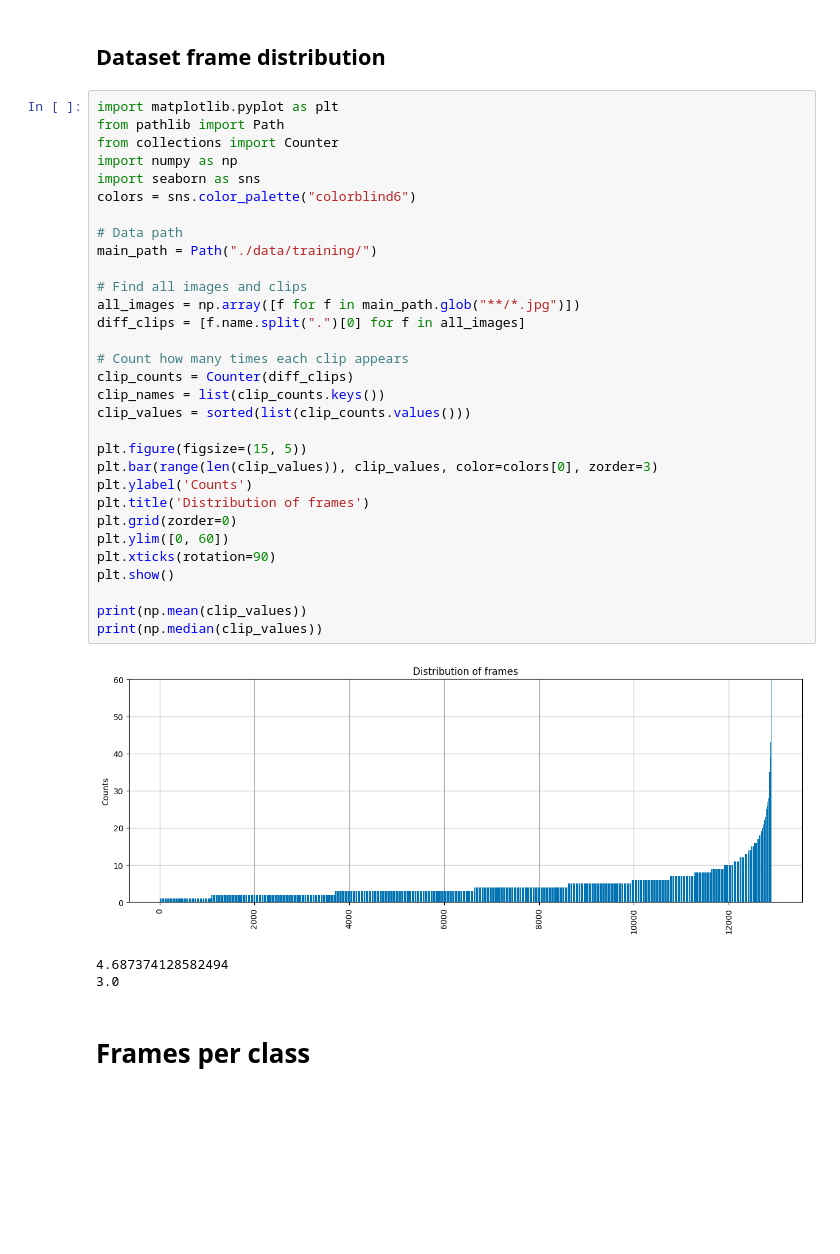
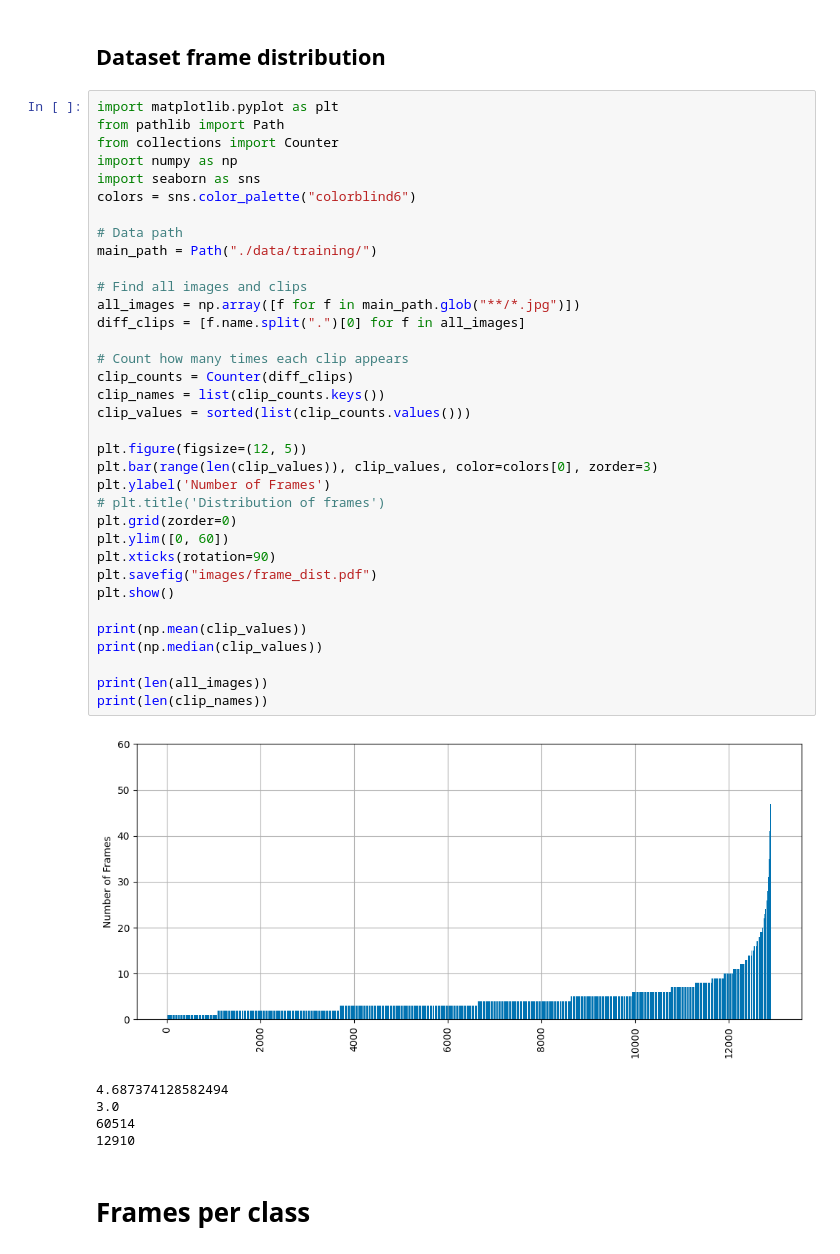
Before and after one commit to ilmari99/mvidia-mg-recognition, a Jupyter notebook: Joona/analysis.ipynb, the cells around one changed output. Cells and saved outputs as stored; diff of their text form; blank space fills up the shorter version.

```diff
--- a/Joona/analysis.ipynb
+++ b/Joona/analysis.ipynb
@@ -3,38 +3,44 @@
 # %%
 import matplotlib.pyplot as plt
 from pathlib import Path
 from collections import Counter
 import numpy as np
 import seaborn as sns
 colors = sns.color_palette("colorblind6")
 
 # Data path
 main_path = Path("./data/training/")
 
 # Find all images and clips
 all_images = np.array([f for f in main_path.glob("**/*.jpg")])
 diff_clips = [f.name.split(".")[0] for f in all_images]
 
 # Count how many times each clip appears
 clip_counts = Counter(diff_clips)
 clip_names = list(clip_counts.keys())
 clip_values = sorted(list(clip_counts.values()))
 
-plt.figure(figsize=(15, 5))
+plt.figure(figsize=(12, 5))
 plt.bar(range(len(clip_values)), clip_values, color=colors[0], zorder=3)
-plt.ylabel('Counts')
-plt.title('Distribution of frames')
+plt.ylabel('Number of Frames')
+# plt.title('Distribution of frames')
 plt.grid(zorder=0)
 plt.ylim([0, 60])
 plt.xticks(rotation=90)
+plt.savefig("images/frame_dist.pdf")
 plt.show()
 
 print(np.mean(clip_values))
 print(np.median(clip_values))
+
+print(len(all_images))
+print(len(clip_names))
 # %% [output]
-[figure, old version]
+[figure, new version]
 4.687374128582494
 3.0
+60514
+12910
 # %% [markdown]
 # Frames per class
 # %%
```
Also changed, not shown: parts of 1 cell of this notebook, 4 other files.
